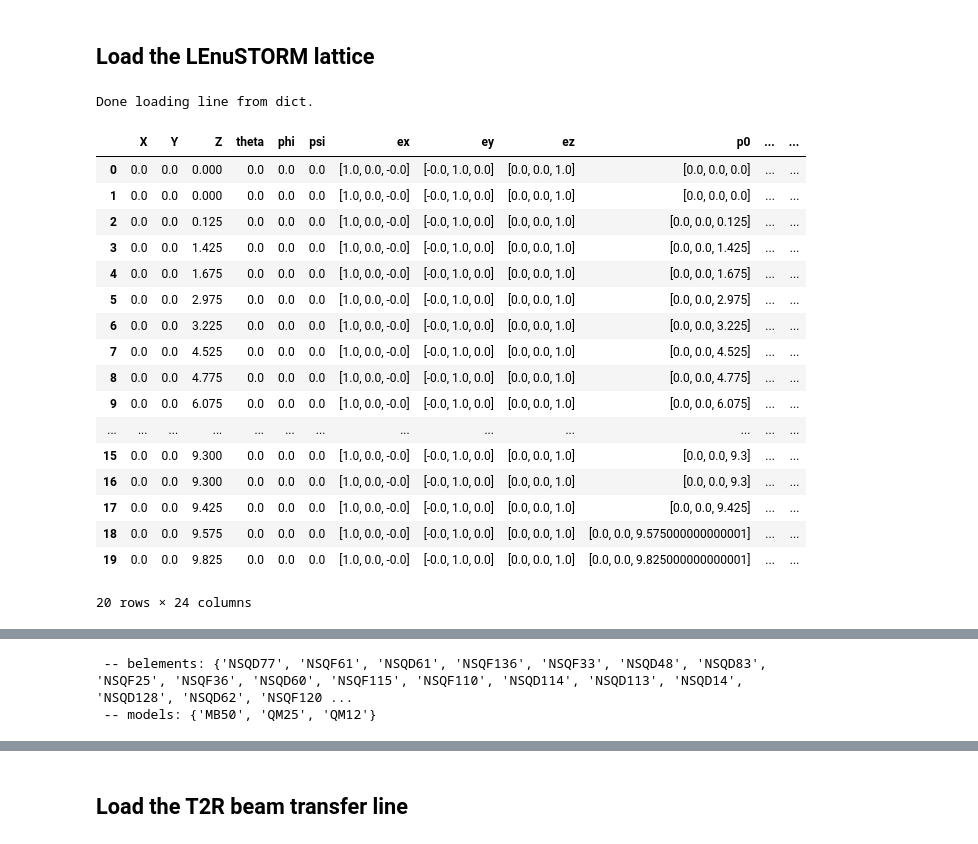
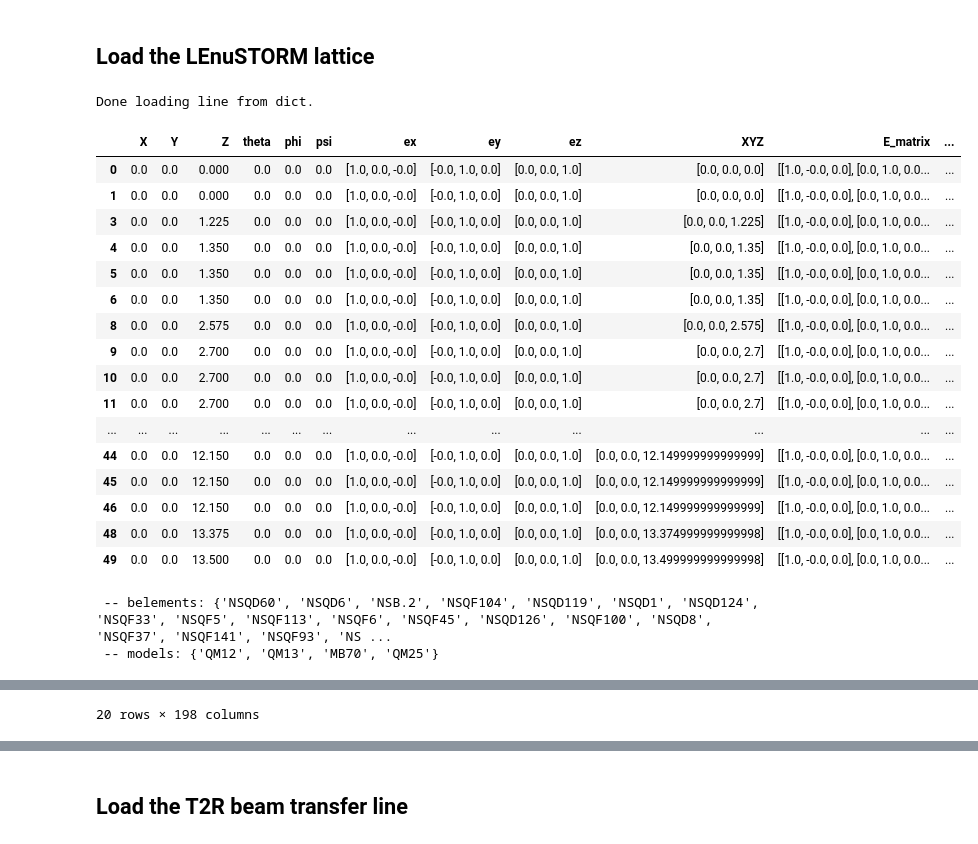
Before and after one commit to iefthymio/essnusbsim, a Jupyter notebook: notebooks/generate_fluka.ipynb, the cells around one changed output, grey strips where cells are left out. Drawn from its saved outputs; the diff is of its cells as text; code cells hidden in the pictures.

```diff
--- a/notebooks/generate_fluka.ipynb
+++ b/notebooks/generate_fluka.ipynb
@@ -60,3 +59,27 @@ getcoord = lambda x, ofs: ' '.join(map(str, (np.array(x)+ofs*np.sign(x))*100))
 
 >>> Running InitPlots.py - Version : 1.02 - 07.03.2023 (IE)
 ---- running configPlots function
+# %%
+
+from pathlib import Path
+
+BASE = Path().resolve().parent
+
+data_path = BASE / "data"
+opt_path = BASE / "data" / "raw"
+output_path = BASE / "data" / "intermediate"
+
+paths = {
+    "BASE": BASE,
+    "data_path": data_path,
+    "opt_path": opt_path,
+    "output_path": output_path,
+}
+
+print("\n" + "=" * 80)
+print(f"Starting generate_fulka.ipynb")
+print("=" * 80 + "\n")
+
+print("\nDefined paths:")
+for name, value in paths.items():
+    print(f"  {name:<15} {value}")
@@ -63,6 +97,6 @@ getcoord = lambda x, ofs: ' '.join(map(str, (np.array(x)+ofs*np.sign(x))*100))
 # %%
-with open('essbeamsim.yaml','r') as fin:
-    config = bsim.DotDict(yaml.safe_load(fin))
+with open(f'{data_path}/essbeamsim.yaml','r') as fin:
+    config = hlp.DotDict(yaml.safe_load(fin))
 pprint.pprint(config)
 # %% [output]
 {'beam_size': 0.1,
@@ -222,50 +256,55 @@ def get_flukadf(df, lineid='TL', verbose=False):
     return df
 # %%
 # fin = '../src/ring-mb3.json'
-fin = '../src/one-alternating-bend_ring600.json'
+fin = opt_path / config.nustormoptics
+fin = opt_path / 'full_ring-600.json'
+
 nustormring = xt.Line.from_json(fin)
 
 add_inj_marker = False
 if add_inj_marker :
+
     env = nustormring.env
     env.new('t2rinj', xt.Marker)
 
     # --- add injection marker
     nustormring.insert([
         env.place('t2rinj', at=100.325)
     ])
 
     # --- cycle the ring to start from a given element
     nustormring.cycle(name_first_element='t2rinj', inplace=True)
 
-nustormring_df = nustormring.to_pandas()
+nustormring_df = nustormring.get_table(attr=True).to_pandas()
+nustormring_df['kvalue'] = nustormring_df.apply(lambda x: hlp.get_kvalue(x), axis=1)
 
 ringsrv_df = nustormring.survey().to_pandas()
 ringsrv_df = ringsrv_df.rename(columns={'name':'name_srv'})
-display(ringsrv_df.head(20))
+display(ringsrv_df[ringsrv_df.element_type != 'Drift'].head(40))
 
-nustormring_df = nustormring_df.join(ringsrv_df[['name_srv','X','Y','Z','theta','phi','psi','angle']], how='outer')
+nustormring_df = nustormring_df.join(ringsrv_df[['name_srv','X','Y','Z','theta','phi','psi']], how='outer')
 assert nustormring_df.isna().any().any(), 'NaN values found in the dataframe' # there should be no NaN if dataframes of same length
 
-nustormring_elements_df = get_flukadf(nustormring_df, lineid='NS', verbose=True)
+nustormring_elements_df = hlp.get_flukadf(nustormring_df, lineid='NS', verbose=True)
 display(nustormring_elements_df.head(20))
 # %% [output]
 Done loading line from dict.
-|  | X | Y | Z | theta | phi | psi | ex | ey | ez | p0 | ... | ... |
-| 0 | 0.0 | 0.0 | 0.000 | 0.0 | 0.0 | 0.0 | [1.0, 0.0, -0.0] | [-0.0, 1.0, 0.0] | [0.0, 0.0, 1.0] | [0.0, 0.0, 0.0] | ... | ... |
-| 1 | 0.0 | 0.0 | 0.000 | 0.0 | 0.0 | 0.0 | [1.0, 0.0, -0.0] | [-0.0, 1.0, 0.0] | [0.0, 0.0, 1.0] | [0.0, 0.0, 0.0] | ... | ... |
-| 2 | 0.0 | 0.0 | 0.125 | 0.0 | 0.0 | 0.0 | [1.0, 0.0, -0.0] | [-0.0, 1.0, 0.0] | [0.0, 0.0, 1.0] | [0.0, 0.0, 0.125] | ... | ... |
-| 3 | 0.0 | 0.0 | 1.425 | 0.0 | 0.0 | 0.0 | [1.0, 0.0, -0.0] | [-0.0, 1.0, 0.0] | [0.0, 0.0, 1.0] | [0.0, 0.0, 1.425] | ... | ... |
-| 4 | 0.0 | 0.0 | 1.675 | 0.0 | 0.0 | 0.0 | [1.0, 0.0, -0.0] | [-0.0, 1.0, 0.0] | [0.0, 0.0, 1.0] | [0.0, 0.0, 1.675] | ... | ... |
-| 5 | 0.0 | 0.0 | 2.975 | 0.0 | 0.0 | 0.0 | [1.0, 0.0, -0.0] | [-0.0, 1.0, 0.0] | [0.0, 0.0, 1.0] | [0.0, 0.0, 2.975] | ... | ... |
-| 6 | 0.0 | 0.0 | 3.225 | 0.0 | 0.0 | 0.0 | [1.0, 0.0, -0.0] | [-0.0, 1.0, 0.0] | [0.0, 0.0, 1.0] | [0.0, 0.0, 3.225] | ... | ... |
-| 7 | 0.0 | 0.0 | 4.525 | 0.0 | 0.0 | 0.0 | [1.0, 0.0, -0.0] | [-0.0, 1.0, 0.0] | [0.0, 0.0, 1.0] | [0.0, 0.0, 4.525] | ... | ... |
-| 8 | 0.0 | 0.0 | 4.775 | 0.0 | 0.0 | 0.0 | [1.0, 0.0, -0.0] | [-0.0, 1.0, 0.0] | [0.0, 0.0, 1.0] | [0.0, 0.0, 4.775] | ... | ... |
-| 9 | 0.0 | 0.0 | 6.075 | 0.0 | 0.0 | 0.0 | [1.0, 0.0, -0.0] | [-0.0, 1.0, 0.0] | [0.0, 0.0, 1.0] | [0.0, 0.0, 6.075] | ... | ... |
+|  | X | Y | Z | theta | phi | psi | ex | ey | ez | XYZ | E_matrix | ... |
+| 0 | 0.0 | 0.0 | 0.000 | 0.0 | 0.0 | 0.0 | [1.0, 0.0, -0.0] | [-0.0, 1.0, 0.0] | [0.0, 0.0, 1.0] | [0.0, 0.0, 0.0] | [[1.0, -0.0, 0.0], [0.0, 1.0, 0.0... | ... |
+| 1 | 0.0 | 0.0 | 0.000 | 0.0 | 0.0 | 0.0 | [1.0, 0.0, -0.0] | [-0.0, 1.0, 0.0] | [0.0, 0.0, 1.0] | [0.0, 0.0, 0.0] | [[1.0, -0.0, 0.0], [0.0, 1.0, 0.0... | ... |
+| 3 | 0.0 | 0.0 | 1.225 | 0.0 | 0.0 | 0.0 | [1.0, 0.0, -0.0] | [-0.0, 1.0, 0.0] | [0.0, 0.0, 1.0] | [0.0, 0.0, 1.225] | [[1.0, -0.0, 0.0], [0.0, 1.0, 0.0... | ... |
+| 4 | 0.0 | 0.0 | 1.350 | 0.0 | 0.0 | 0.0 | [1.0, 0.0, -0.0] | [-0.0, 1.0, 0.0] | [0.0, 0.0, 1.0] | [0.0, 0.0, 1.35] | [[1.0, -0.0, 0.0], [0.0, 1.0, 0.0... | ... |
+| 5 | 0.0 | 0.0 | 1.350 | 0.0 | 0.0 | 0.0 | [1.0, 0.0, -0.0] | [-0.0, 1.0, 0.0] | [0.0, 0.0, 1.0] | [0.0, 0.0, 1.35] | [[1.0, -0.0, 0.0], [0.0, 1.0, 0.0... | ... |
+| 6 | 0.0 | 0.0 | 1.350 | 0.0 | 0.0 | 0.0 | [1.0, 0.0, -0.0] | [-0.0, 1.0, 0.0] | [0.0, 0.0, 1.0] | [0.0, 0.0, 1.35] | [[1.0, -0.0, 0.0], [0.0, 1.0, 0.0... | ... |
+| 8 | 0.0 | 0.0 | 2.575 | 0.0 | 0.0 | 0.0 | [1.0, 0.0, -0.0] | [-0.0, 1.0, 0.0] | [0.0, 0.0, 1.0] | [0.0, 0.0, 2.575] | [[1.0, -0.0, 0.0], [0.0, 1.0, 0.0... | ... |
+| 9 | 0.0 | 0.0 | 2.700 | 0.0 | 0.0 | 0.0 | [1.0, 0.0, -0.0] | [-0.0, 1.0, 0.0] | [0.0, 0.0, 1.0] | [0.0, 0.0, 2.7] | [[1.0, -0.0, 0.0], [0.0, 1.0, 0.0... | ... |
+| 10 | 0.0 | 0.0 | 2.700 | 0.0 | 0.0 | 0.0 | [1.0, 0.0, -0.0] | [-0.0, 1.0, 0.0] | [0.0, 0.0, 1.0] | [0.0, 0.0, 2.7] | [[1.0, -0.0, 0.0], [0.0, 1.0, 0.0... | ... |
+| 11 | 0.0 | 0.0 | 2.700 | 0.0 | 0.0 | 0.0 | [1.0, 0.0, -0.0] | [-0.0, 1.0, 0.0] | [0.0, 0.0, 1.0] | [0.0, 0.0, 2.7] | [[1.0, -0.0, 0.0], [0.0, 1.0, 0.0... | ... |
 | ... | ... | ... | ... | ... | ... | ... | ... | ... | ... | ... | ... | ... |
-| 15 | 0.0 | 0.0 | 9.300 | 0.0 | 0.0 | 0.0 | [1.0, 0.0, -0.0] | [-0.0, 1.0, 0.0] | [0.0, 0.0, 1.0] | [0.0, 0.0, 9.3] | ... | ... |
-| 16 | 0.0 | 0.0 | 9.300 | 0.0 | 0.0 | 0.0 | [1.0, 0.0, -0.0] | [-0.0, 1.0, 0.0] | [0.0, 0.0, 1.0] | [0.0, 0.0, 9.3] | ... | ... |
-| 17 | 0.0 | 0.0 | 9.425 | 0.0 | 0.0 | 0.0 | [1.0, 0.0, -0.0] | [-0.0, 1.0, 0.0] | [0.0, 0.0, 1.0] | [0.0, 0.0, 9.425] | ... | ... |
-| 18 | 0.0 | 0.0 | 9.575 | 0.0 | 0.0 | 0.0 | [1.0, 0.0, -0.0] | [-0.0, 1.0, 0.0] | [0.0, 0.0, 1.0] | [0.0, 0.0, 9.575000000000001] | ... | ... |
-| 19 | 0.0 | 0.0 | 9.825 | 0.0 | 0.0 | 0.0 | [1.0, 0.0, -0.0] | [-0.0, 1.0, 0.0] | [0.0, 0.0, 1.0] | [0.0, 0.0, 9.825000000000001] | ... | ... |
+| 44 | 0.0 | 0.0 | 12.150 | 0.0 | 0.0 | 0.0 | [1.0, 0.0, -0.0] | [-0.0, 1.0, 0.0] | [0.0, 0.0, 1.0] | [0.0, 0.0, 12.149999999999999] | [[1.0, -0.0, 0.0], [0.0, 1.0, 0.0... | ... |
+| 45 | 0.0 | 0.0 | 12.150 | 0.0 | 0.0 | 0.0 | [1.0, 0.0, -0.0] | [-0.0, 1.0, 0.0] | [0.0, 0.0, 1.0] | [0.0, 0.0, 12.149999999999999] | [[1.0, -0.0, 0.0], [0.0, 1.0, 0.0... | ... |
+| 46 | 0.0 | 0.0 | 12.150 | 0.0 | 0.0 | 0.0 | [1.0, 0.0, -0.0] | [-0.0, 1.0, 0.0] | [0.0, 0.0, 1.0] | [0.0, 0.0, 12.149999999999999] | [[1.0, -0.0, 0.0], [0.0, 1.0, 0.0... | ... |
+| 48 | 0.0 | 0.0 | 13.375 | 0.0 | 0.0 | 0.0 | [1.0, 0.0, -0.0] | [-0.0, 1.0, 0.0] | [0.0, 0.0, 1.0] | [0.0, 0.0, 13.374999999999998] | [[1.0, -0.0, 0.0], [0.0, 1.0, 0.0... | ... |
+| 49 | 0.0 | 0.0 | 13.500 | 0.0 | 0.0 | 0.0 | [1.0, 0.0, -0.0] | [-0.0, 1.0, 0.0] | [0.0, 0.0, 1.0] | [0.0, 0.0, 13.499999999999998] | [[1.0, -0.0, 0.0], [0.0, 1.0, 0.0... | ... |
-20 rows × 24 columns
+ -- belements: {'NSQD60', 'NSQD6', 'NSB.2', 'NSQF104', 'NSQD119', 'NSQD1', 'NSQD124', 'NSQF33', 'NSQF5', 'NSQF113', 'NSQF6', 'NSQF45', 'NSQD126', 'NSQF100', 'NSQD8', 'NSQF37', 'NSQF141', 'NSQF93', 'NS ...
+ -- models: {'QM12', 'QM13', 'MB70', 'QM25'}
@@ -272,2 +328 @@ Done loading line from dict.
- -- belements: {'NSQD77', 'NSQF61', 'NSQD61', 'NSQF136', 'NSQF33', 'NSQD48', 'NSQD83', 'NSQF25', 'NSQF36', 'NSQD60', 'NSQF115', 'NSQF110', 'NSQD114', 'NSQD113', 'NSQD14', 'NSQD128', 'NSQD62', 'NSQF120 ...
- -- models: {'MB50', 'QM25', 'QM12'}
+20 rows × 198 columns
```
Also changed, not shown: parts of 47 cells of this notebook, 31 other files.
